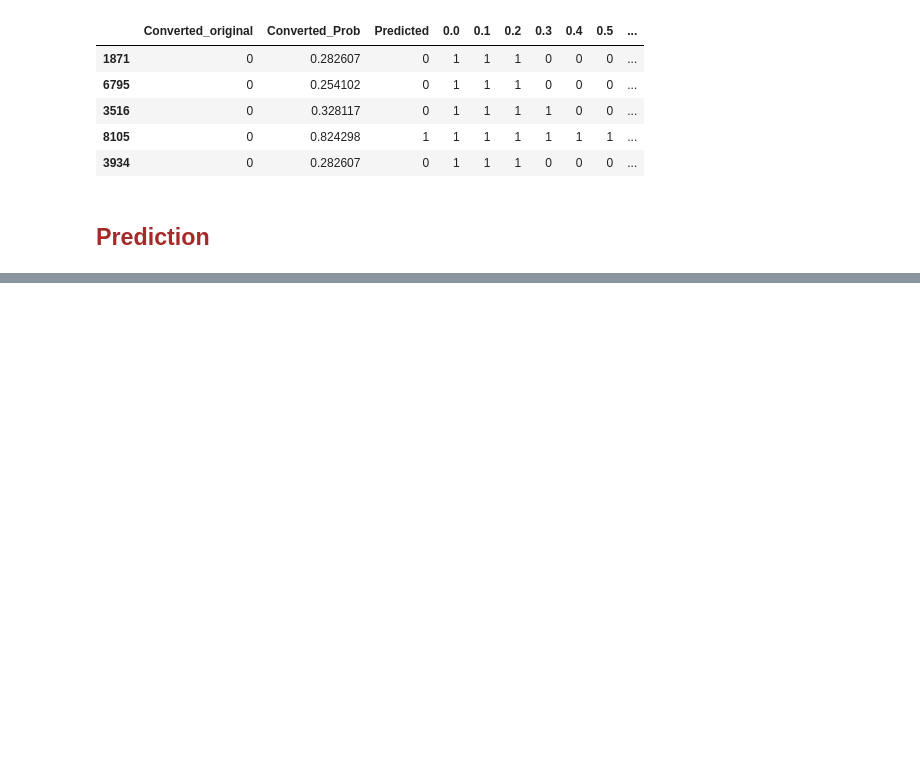
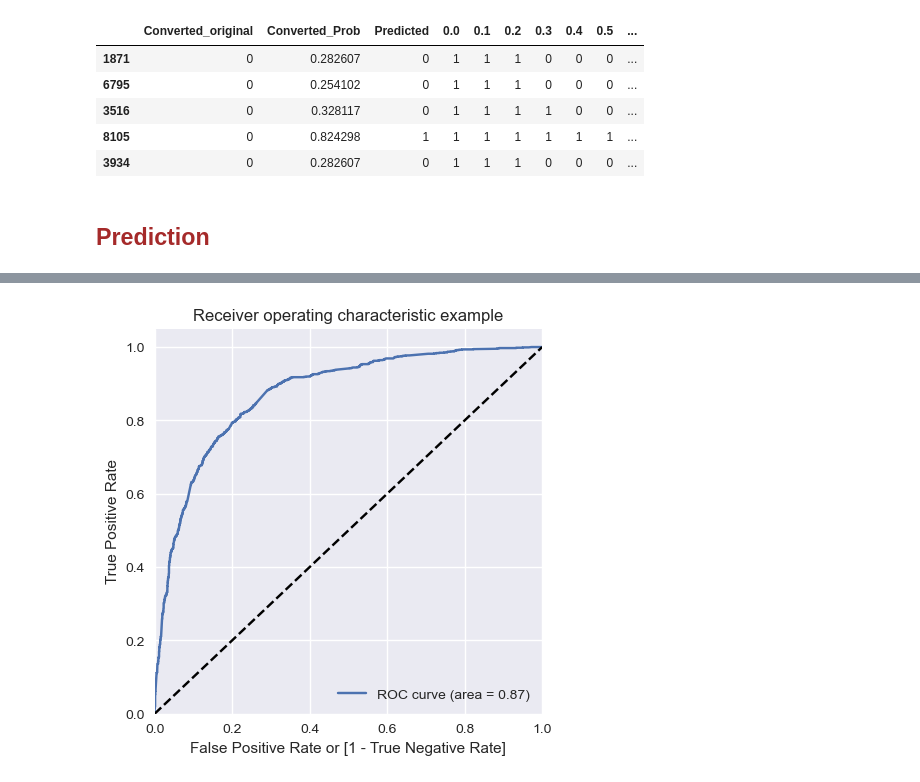
Before and after one commit to ankanroy92in/X_Education, a Jupyter notebook: X_Education.ipynb, the cells around one changed output, grey strips where cells are left out. Drawn from its saved outputs; the diff is of its cells as text; code cells hidden in the pictures; blank space fills up the shorter version.

Commit message:
Test model evaluation and prediction

```diff
--- a/X_Education.ipynb
+++ b/X_Education.ipynb
@@ -1440,0 +1536,4 @@ y_train_pred_final.head()
+# %%
+# Converting y_test to dataframe
+y_test_df = pd.DataFrame(y_test)
+y_test_df.head()
@@ -1440,0 +1547,11 @@ y_train_pred_final.head()
+# %%
+# Putting Prospect ID to index
+y_test_df['Prospect ID'] = y_test_df.index
+
+# Removing index for both dataframes to append them side by side
+y_test_pred.reset_index(drop=True, inplace=True)
+y_test_df.reset_index(drop=True, inplace=True)
+
+# Appending y_test_df and y_test_pred
+y_pred_final = pd.concat([y_test_df, y_test_pred],axis=1)
+y_pred_final.head()
@@ -1440,0 +1565,8 @@ y_train_pred_final.head()
+# %%
+# Renaming the column
+y_pred_final= y_pred_final.rename(columns={ 0 : 'Converted_Prob'})
+
+# Rearranging the columns
+y_pred_final = y_pred_final.reindex(['Prospect ID','Converted','Converted_Prob'], axis=1)
+
+y_pred_final.head()
@@ -1440,0 +1580,4 @@ y_train_pred_final.head()
+# %%
+# taking sensitivity-specificity method at 0.345 probability cutoff during training
+y_pred_final['final_predicted'] = y_pred_final['Converted_Prob'].map(lambda x: 1 if x > 0.352 else 0)
+y_pred_final.head()
@@ -1440,0 +1591,7 @@ y_train_pred_final.head()
+# %%
+# Drawing ROC curve for Test Set
+fpr, tpr, thresholds = metrics.roc_curve(y_pred_final["Converted"], y_pred_final["Converted_Prob"], drop_intermediate = False )
+
+draw_roc(y_pred_final["Converted"], y_pred_final["Converted_Prob"])
+# %% [output]
+[figure, added]
```
Also changed, not shown: parts of 13 cells of this notebook.
